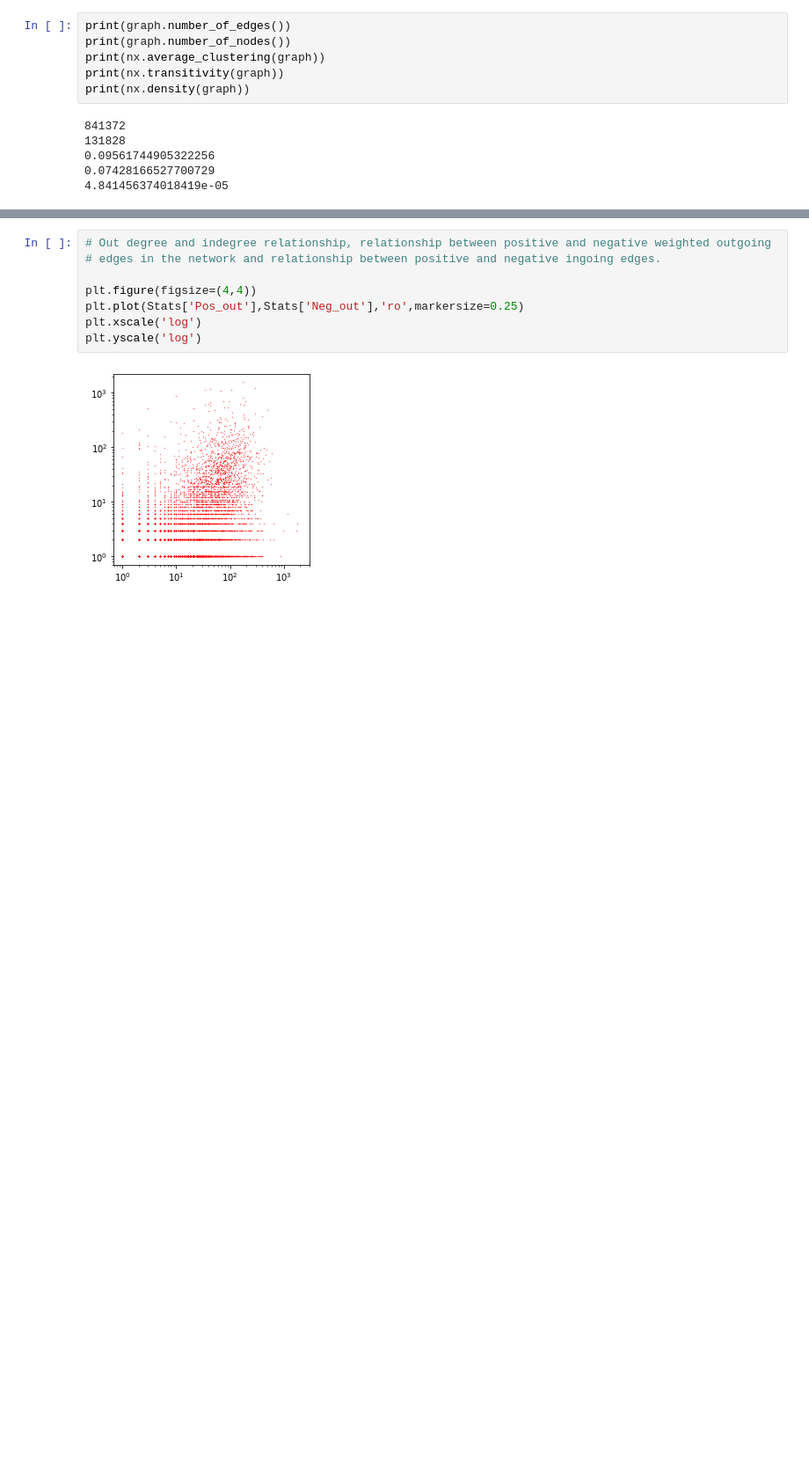
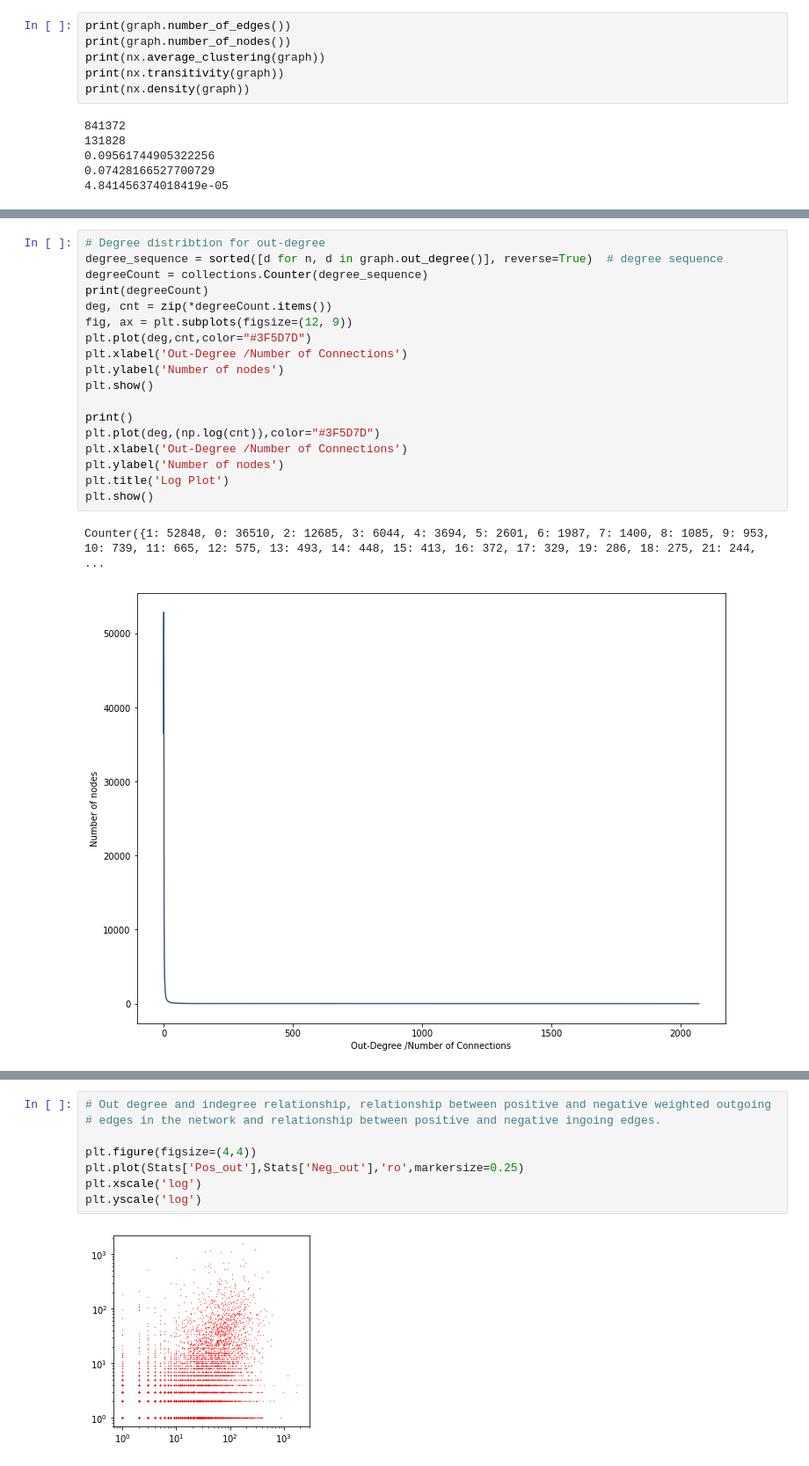
Before and after one commit to arkaprabha10/Social-Network-Analysis, a Jupyter notebook: trial epinion.ipynb, the cells around one changed output, grey strips where cells are left out. Shown at 88% size. Saved outputs shown, nothing was run; the diff lists cells and outputs as text; blank space fills up the shorter version.

```diff
--- a/trial epinion.ipynb
+++ b/trial epinion.ipynb
@@ -81,0 +137,21 @@ epi_csv['Weight'].plot.hist(bins=2, alpha=1)
+# %%
+# Degree distribtion for out-degree
+degree_sequence = sorted([d for n, d in graph.out_degree()], reverse=True)  # degree sequence
+degreeCount = collections.Counter(degree_sequence)
+print(degreeCount)
+deg, cnt = zip(*degreeCount.items())
+fig, ax = plt.subplots(figsize=(12, 9))
+plt.plot(deg,cnt,color="#3F5D7D")
+plt.xlabel('Out-Degree /Number of Connections')
+plt.ylabel('Number of nodes')
+plt.show()
+
+print()
+plt.plot(deg,(np.log(cnt)),color="#3F5D7D")
+plt.xlabel('Out-Degree /Number of Connections')
+plt.ylabel('Number of nodes')
+plt.title('Log Plot')
+plt.show()
+# %% [output]
+Counter({1: 52848, 0: 36510, 2: 12685, 3: 6044, 4: 3694, 5: 2601, 6: 1987, 7: 1400, 8: 1085, 9: 953, 10: 739, 11: 665, 12: 575, 13: 493, 14: 448, 15: 413, 16: 372, 17: 329, 19: 286, 18: 275, 21: 244,  ...
+[figure, added]
```
Also changed, not shown: parts of 13 cells of this notebook.
